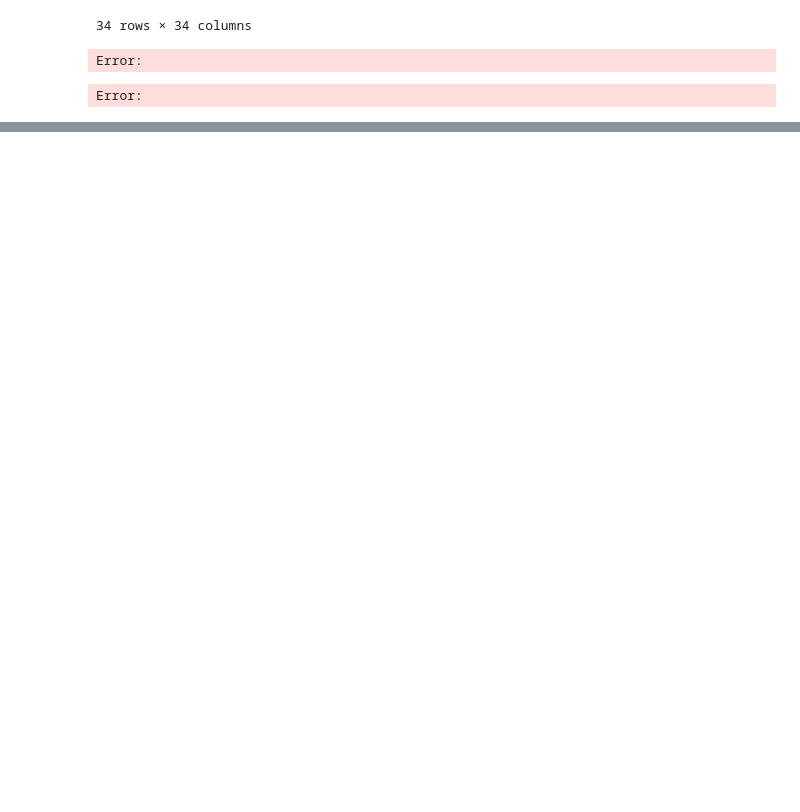
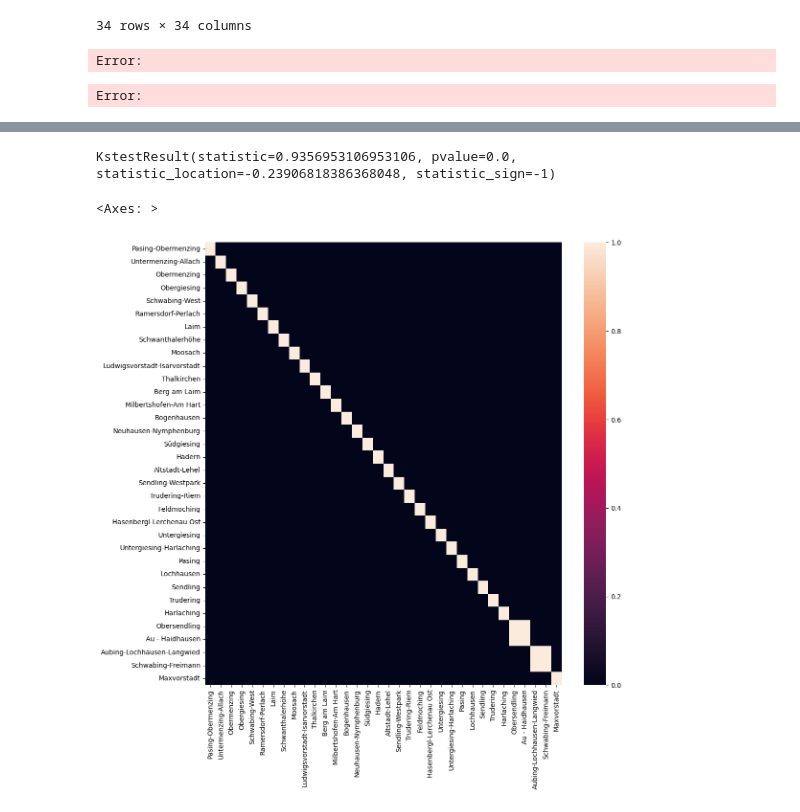
Before and after one commit to shoefer987/bike_sharing_demand, a Jupyter notebook: notebooks/shoefer987_eda_rnn_notebook.ipynb, the cells around one changed output, grey strips where cells are left out. Cells and saved outputs as stored; diff of their text form; code cells hidden in the pictures; blank space fills up the shorter version.

```diff
--- a/notebooks/shoefer987_eda_rnn_notebook.ipynb
+++ b/notebooks/shoefer987_eda_rnn_notebook.ipynb
@@ -141,3 +142,13 @@ data.drop(columns=['rental_date_hour','Maxvorstadt'])-data['Maxvorstadt']
 # %% [output]
 Error:
 Error:
+# %%
+from sklearn.preprocessing import StandardScaler
+
+std_scaler = StandardScaler()
+drop_cols=['rental_date_hour']
+cols = set(data.columns)-set(drop_cols)
+X = data.drop(columns=drop_cols)
+data_scaled = pd.DataFrame(std_scaler.fit_transform(X), columns=list(cols))
+data_scaled = pd.concat([data_scaled, data[drop_cols]], axis=1)
+data_scaled.head()
@@ -143,0 +163,12 @@ Error:
+# %%
+kstest(rvs=data_scaled['Maxvorstadt'], cdf=data_scaled['Altstadt-Lehel'])
+# %% [output]
+KstestResult(statistic=0.9356953106953106, pvalue=0.0, statistic_location=-0.23906818386368048, statistic_sign=-1)
+# %%
+kstest_dict = {x_col: [kstest(rvs=data_scaled[x_col], cdf=data_scaled[y_col]).pvalue for y_col in data_scaled.columns[:-1]] for x_col in data_scaled.columns[:-1]}
+# %%
+fig, ax = plt.subplots(figsize=(12,12))
+sns.heatmap(pd.DataFrame(kstest_dict, index=data_scaled.columns[:-1]), ax=ax)
+# %% [output]
+<Axes: >
+[figure, added]
```
Also changed, not shown: parts of 2 cells of this notebook.
